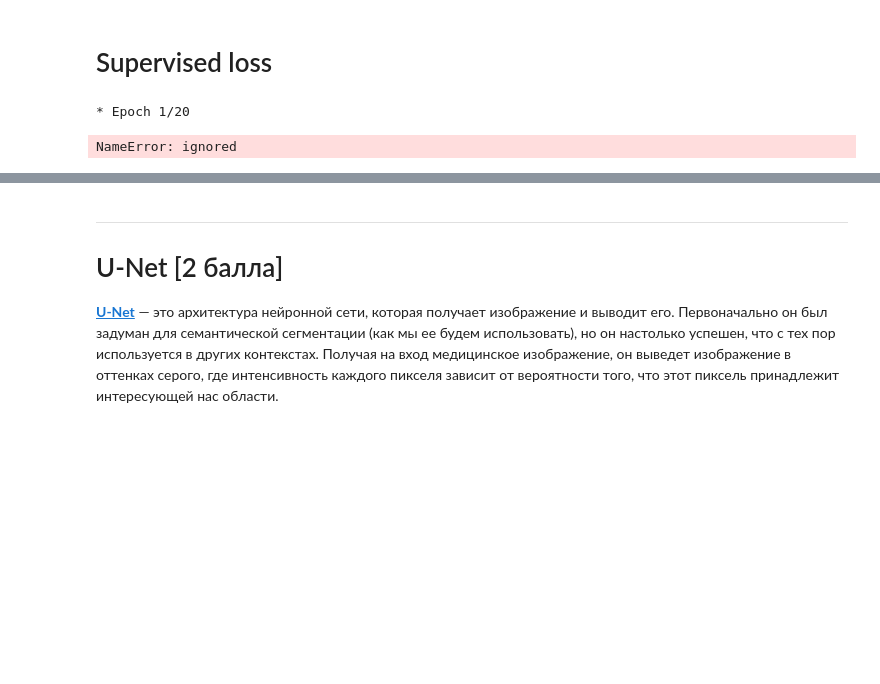
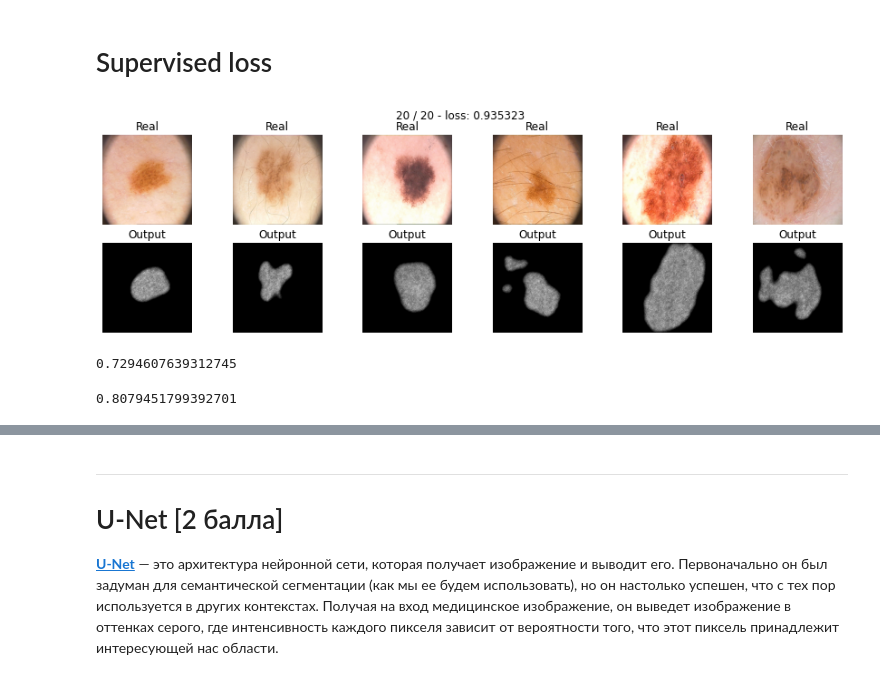
Before and after one commit to prosvirinKir/Deep-Learning-Sckool-term1, a Jupyter notebook: HW_6_semantic_segmentation.ipynb, the cells around one changed output, grey strips where cells are left out. Saved outputs shown, nothing was run; the diff lists cells and outputs as text; code cells hidden in the pictures; blank space fills up the shorter version.

```diff
--- a/HW_6_semantic_segmentation.ipynb
+++ b/HW_6_semantic_segmentation.ipynb
@@ -707,20 +691,35 @@ def supervised_loss(y_real, y_pred, lamda=0.1, n=256, m=256):
     y_real = y_real.squeeze(1).byte()
     y_pred = y_pred.squeeze(1).byte()
 
+    print("SHAPE: ", y_real.shape, y_pred.shape)
+
+    bstch_size = 10
     contiguity_loss = (
-                      torch.abs(y_pred[:,1:,:] - y_pred[:,-1:,:]).sum(dim=(1, 2)) + \
+                      torch.abs(y_pred[:,1:,:] - y_pred[:,:-1,:]).sum(dim=(1, 2)) + \
                       torch.abs(y_pred[:,:,1:] - y_pred[:,:,:-1]).sum(dim=(1, 2))
-    ).mean() # batch-wise meaning
-
+    ).sum() / batch_size # batch-wise meaning
+    contiguity_loss /= n * m
     sparcity_loss = torch.abs(y_pred).sum() / (n * m)
 
+    print("KEKEKE", binary_cross_loss)
+    print("LOLOLO", sparcity_loss)
+    print("HEHEHE", contiguity_loss)
+
     return binary_cross_loss + lamda * (sparcity_loss + contiguity_loss)
 # %%
 model_supervised = SegNet().to(device)
 # %%
 max_epochs = 20
 optimaizer = torch.optim.Adam(model_supervised.parameters(), lr=1e-4)
-losses_tversky = train(model_tversky, optimaizer, supervised_loss, max_epochs, data_tr, data_val, exp_lr_scheduler)
+exp_lr_scheduler = lr_scheduler.StepLR(optimaizer, step_size=5, gamma=0.1)
+losses_supervised = train(model_supervised, optimaizer, supervised_loss, max_epochs, data_tr, data_val, exp_lr_scheduler)
 # %% [output]
-* Epoch 1/20
-NameError: ignored
+[figure, added]
+# %%
+score_model(model_supervised, iou_pytorch, data_val)
+# %% [output]
+0.7294607639312745
+# %%
+score_model(model_supervised, iou_pytorch, data_tr)
+# %% [output]
+0.8079451799392701
```
Also changed, not shown: parts of 22 cells of this notebook.
